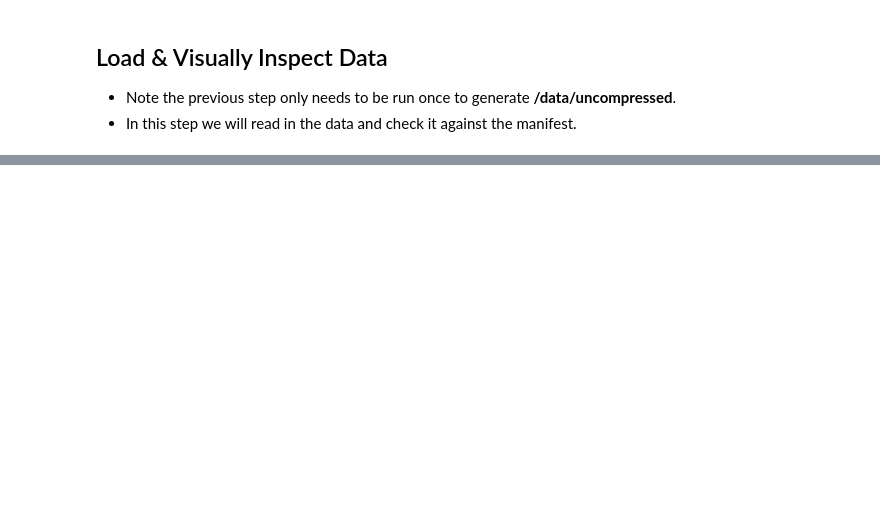
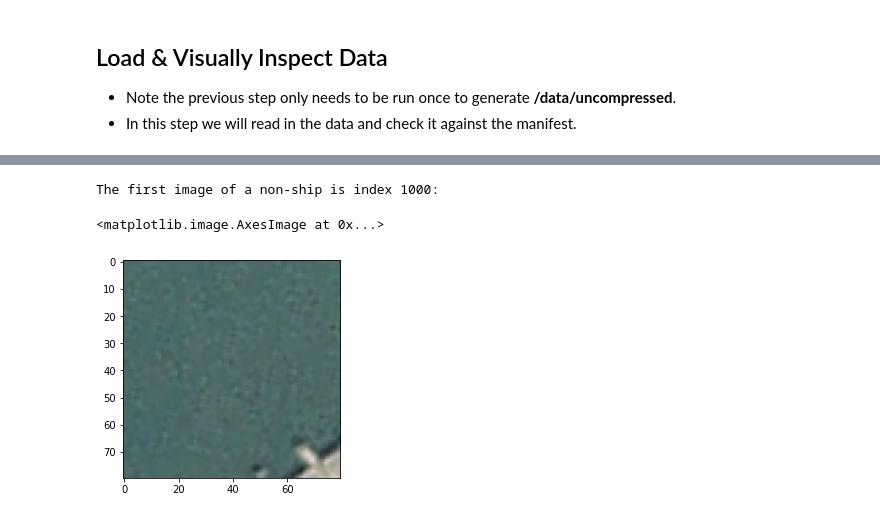
Before and after one commit to acolin02/EM213-Final_Project, a Jupyter notebook: Ship Analysis.ipynb, the cells around one changed output, grey strips where cells are left out. Drawn from its saved outputs; the diff is of its cells as text; code cells hidden in the pictures; blank space fills up the shorter version.

```diff
--- a/Ship Analysis.ipynb
+++ b/Ship Analysis.ipynb
@@ -137,0 +218,8 @@ FileExistsError: The path to the output directory already exists: C:\Users\Kevin
+# %%
+first_image_index_of_non_ship = np.where(manifest_labels==0)[0][0]
+print(f'The first image of a non-ship is index {first_image_index_of_non_ship}:')
+plt.imshow(dataset[first_image_index_of_non_ship,:,:,:])
+# %% [output]
+The first image of a non-ship is index 1000:
+<matplotlib.image.AxesImage at 0x...>
+[figure, added]
```
Also changed, not shown: parts of 11 cells of this notebook.
